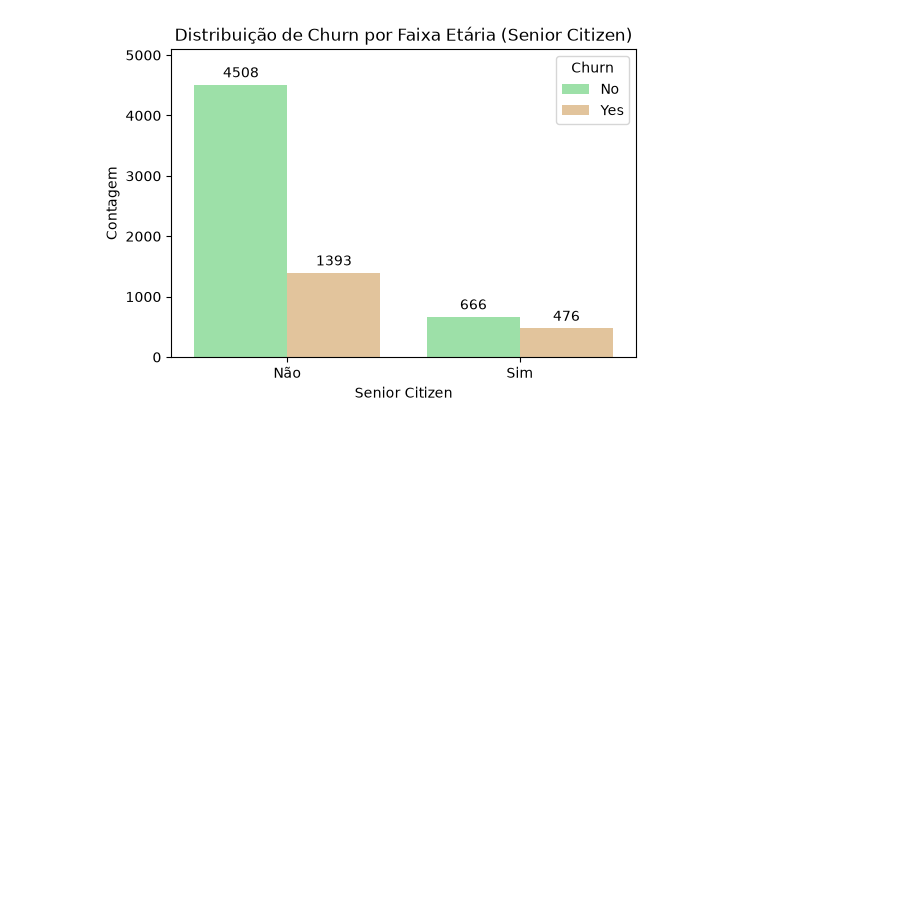
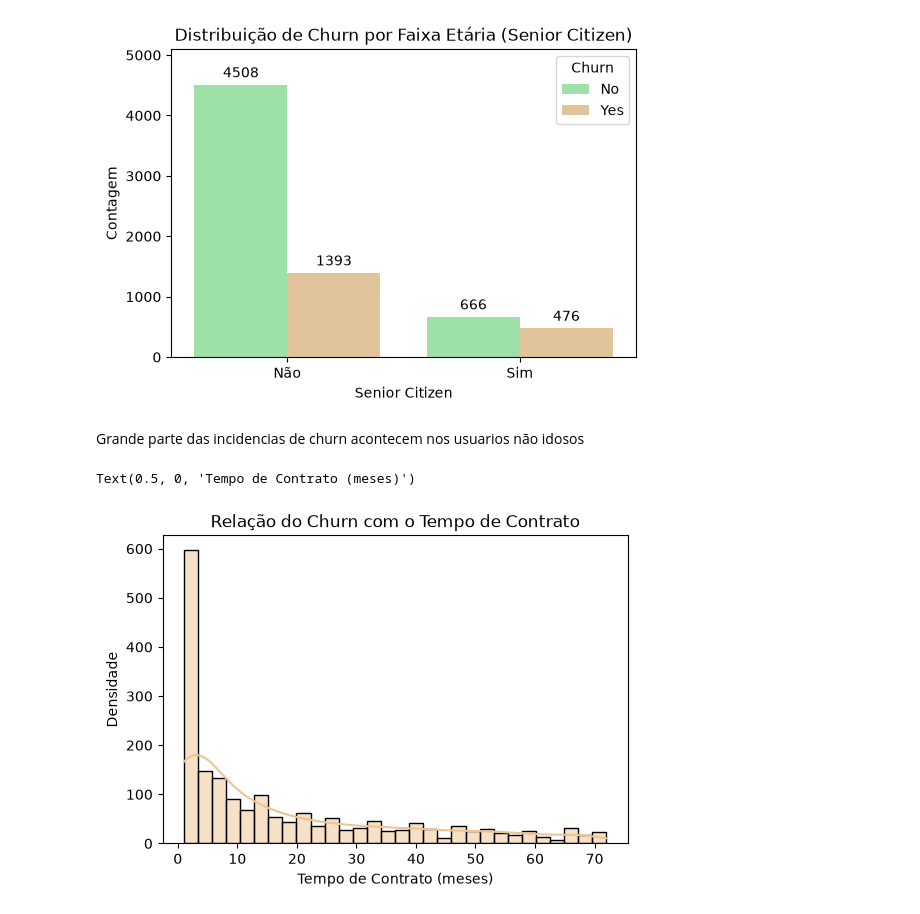
Before and after one commit to Kayzinnn/Analise-Churn, a Jupyter notebook: Costumer-churn.ipynb, the cells around one changed output. Drawn from its saved outputs; the diff is of its cells as text; code cells hidden in the pictures; blank space fills up the shorter version.

Commit message:
Insere analise de relação do churn com tempo de contrato

```diff
--- a/Costumer-churn.ipynb
+++ b/Costumer-churn.ipynb
@@ -237,3 +237,15 @@ plt.show()
 # %% [output]
 Figura 3: Representação gráfica de Distribuição de Churn por Faixa Etária (Senior Citizen)
 [figure]
+# %% [markdown]
+Grande parte das incidencias de churn acontecem nos usuarios não idosos
+# %%
+# Distribuição de churn ao longo do tempo de contrato (tenure)
+plt.figure(figsize=(6, 4))
+sns.histplot(data=df[df['Churn'] == 'Yes'], x='tenure', kde=True, color='#eec590', bins=30) # histograma de distribuição de churn ao longo do tempo de contrato (tenure) com a função histplot() do seaborn, que cria um gráfico de histograma com a variável 'tenure' no eixo x, a variável 'Churn' como cor e uma linha de densidade (kde=True). O parâmetro bins=30 define o número de intervalos para o histograma. A paleta de cores é definida para diferenciar os valores "No" e "Yes" da variável 'Churn'.
+plt.title('Relação do Churn com o Tempo de Contrato')
+plt.ylabel('Densidade')
+plt.xlabel('Tempo de Contrato (meses)')
+# %% [output]
+Text(0.5, 0, 'Tempo de Contrato (meses)')
+[figure, added]
```
